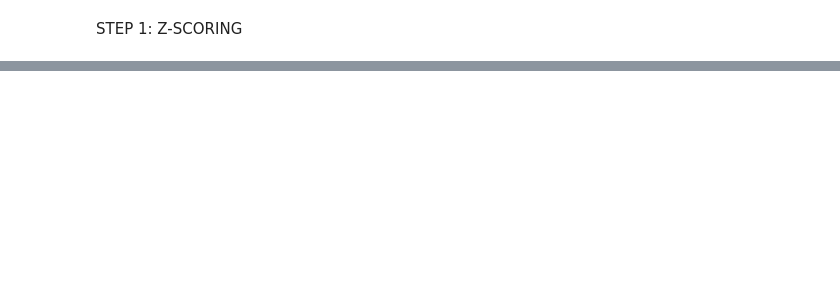
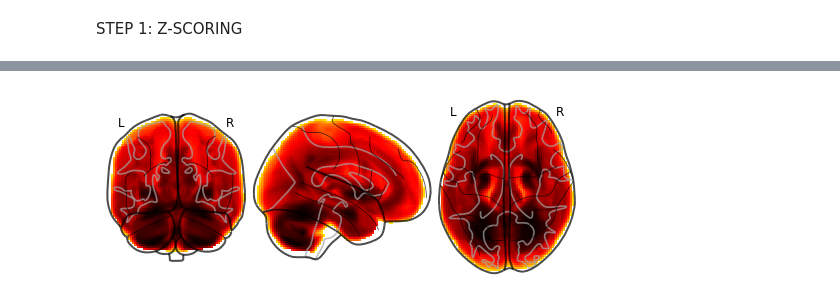
Before and after one commit to AndreaPerera/CISC499, a Jupyter notebook: 499-notebook.ipynb, the cells around one changed output, grey strips where cells are left out. Saved outputs shown, nothing was run; the diff lists cells and outputs as text; code cells hidden in the pictures; blank space fills up the shorter version.

Commit message:
zscore code and gitignore updated

```diff
--- a/499-notebook.ipynb
+++ b/499-notebook.ipynb
@@ -6,6 +6,7 @@ import nibabel as nb
 from nilearn import image
 from nilearn.plotting import plot_glass_brain
 from nltools.data import Brain_Data
+from nltools import data
 import numpy as np
 import matplotlib.pyplot as plt
 import glob
@@ -16,17 +17,7 @@ GM_files = glob.glob('CONTROL/GM/*.nii')
 FA_files = glob.glob('CONTROL/FA/*.nii')
 MD_files = glob.glob('CONTROL/MD/*.nii')
 FICVF_files = glob.glob('CONTROL/FICVF/*.nii')
-ODI = glob.glob('CONTROL/ODI/*.nii')
+ODI_files = glob.glob('CONTROL/ODI/*.nii')
 
 
-imgs = [nb.load(file) for file in FA_files]
-
-# tried with np arrays
-# for img in range(len(imgs)):
-#     imgs[img] = np.array(img)
-# print(imgs[0])
-# means = np.mean(imgs, axis=0)
-# print(means)
-# access the voxels from each nifti image
-
-# aggregate each voxel in particular position into mean mask
+# imgs = [nb.load(file) for file in FA_files]
@@ -66,0 +24,65 @@ plot_glass_brain(zmap.to_nifti())
+# %%
+# Calculate mean and standard deviation of voxels for each modality
+
+# GM
+GM_data = Brain_Data(GM_files)
+GM_mean = GM_data.mean().to_nifti()
+GM_std = GM_data.std().to_nifti()
+plot_glass_brain(GM_mean)
+plot_glass_brain(GM_std)
+
+# FM
+FA_data = Brain_Data(FA_files)
+# MEAN AND STANDARD DEV MASKS FOR FA MODALITY
+FA_mean = FA_data.mean().to_nifti()
+FA_std = FA_data.std().to_nifti()
+# visualize
+plot_glass_brain(FA_mean)
+plot_glass_brain(FA_std)
+
+# MD
+MD_data = Brain_Data(MD_files)
+MD_mean = MD_data.mean().to_nifti()
+MD_std = MD_data.std().to_nifti()
+
+# FICVF
+FICVF_data = Brain_Data(FICVF_files)
+FICVF_mean = FICVF_data.mean().to_nifti()
+FICVF_std = FICVF_data.std().to_nifti()
+
+# ODI
+ODI_data = Brain_Data(ODI_files)
+ODI_mean = ODI_data.mean().to_nifti()
+ODI_std = ODI_data.std().to_nifti()
+
+
+# CALCULATE Z-SCORE MAPS FOR EACH SCAN AND SAVE
+
+GM_zmaps = []
+for i in range(len(GM_files)):
+    GM_zmaps.append(GM_data[i].standardize(0, 'zscore').to_nifti())
+plot_glass_brain(GM_zmaps[0])
+
+# UNCOMMENTED FOR FASTER RUN TIME
+# FA_zmaps = []
+# for i in range(len(FA_files)):
+#     FA_zmaps.append(FA_data[i].standardize(0, 'zscore').to_nifti())
+# plot_glass_brain(FA_zmaps[0])
+#
+# MD_zmaps = []
+# for i in range(len(MD_files)):
+#     MD_zmaps.append(MD_data[i].standardize(0, 'zscore').to_nifti())
+# plot_glass_brain(MD_zmaps[0])
+#
+# FICVF_zmaps = []
+# for i in range(len(FICVF_files)):
+#     FICVF_zmaps.append(FICVF_data[i].standardize(0, 'zscore').to_nifti())
+# plot_glass_brain(FICVF_zmaps[0])
+#
+
+# ODI_zmaps = []
+# for i in range(len(ODI_zmaps)):
+#     ODI_zmaps.append(ODI_data[i].standardize(0, 'zscore').to_nifti())
+# plot_glass_brain(ODI_zmaps[0])
+#
+# %% [output]
@@ -66,0 +90 @@ plot_glass_brain(zmap.to_nifti())
+[figure, added]
```
Also changed, not shown: parts of 2 cells of this notebook, 1 other file.
